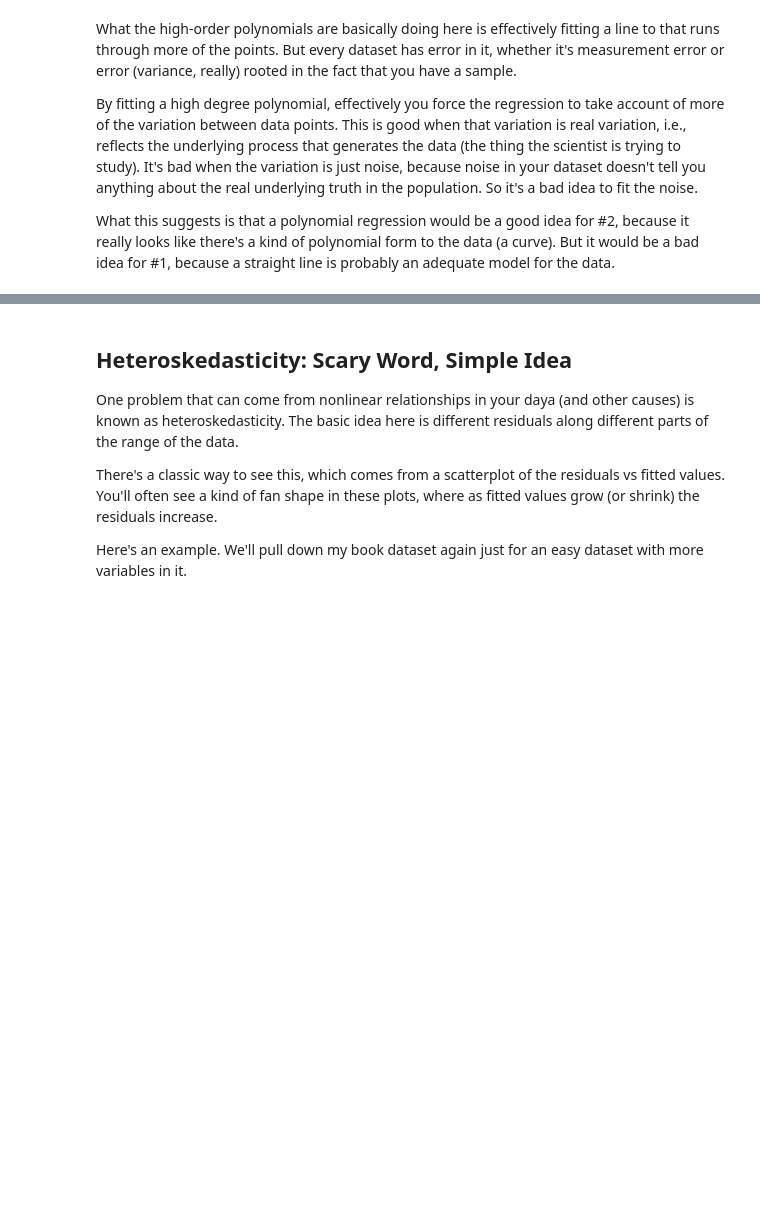
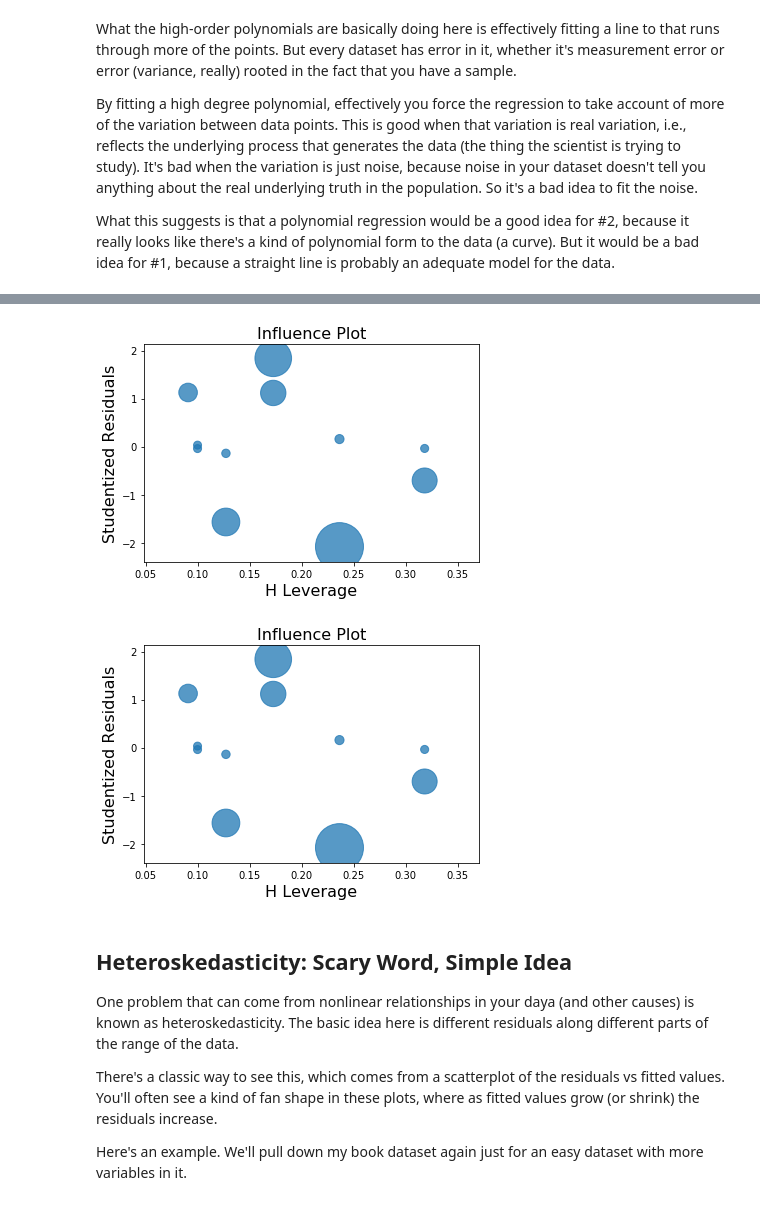
Before and after one commit to paultopia/library_gobbledygook, a Jupyter notebook: lesson_notebooks/regression_problems.ipynb, the cells around one changed output, grey strips where cells are left out. Drawn from its saved outputs; the diff is of its cells as text; code cells hidden in the pictures; blank space fills up the shorter version.

```diff
--- a/lesson_notebooks/regression_problems.ipynb
+++ b/lesson_notebooks/regression_problems.ipynb
@@ -104,3 +125,10 @@ What this suggests is that a polynomial regression would be a good idea for #2,
+# %%
+results_better = sm.ols(formula='y ~ x', data=quartet1).fit()
+
+influence_plot(results_better)
+# %% [output]
+[figure, added]
+[figure, added]
 # %% [markdown]
 ## Heteroskedasticity: Scary Word, Simple Idea
 
```
Also changed, not shown: parts of 12 cells of this notebook, 1 other file.
